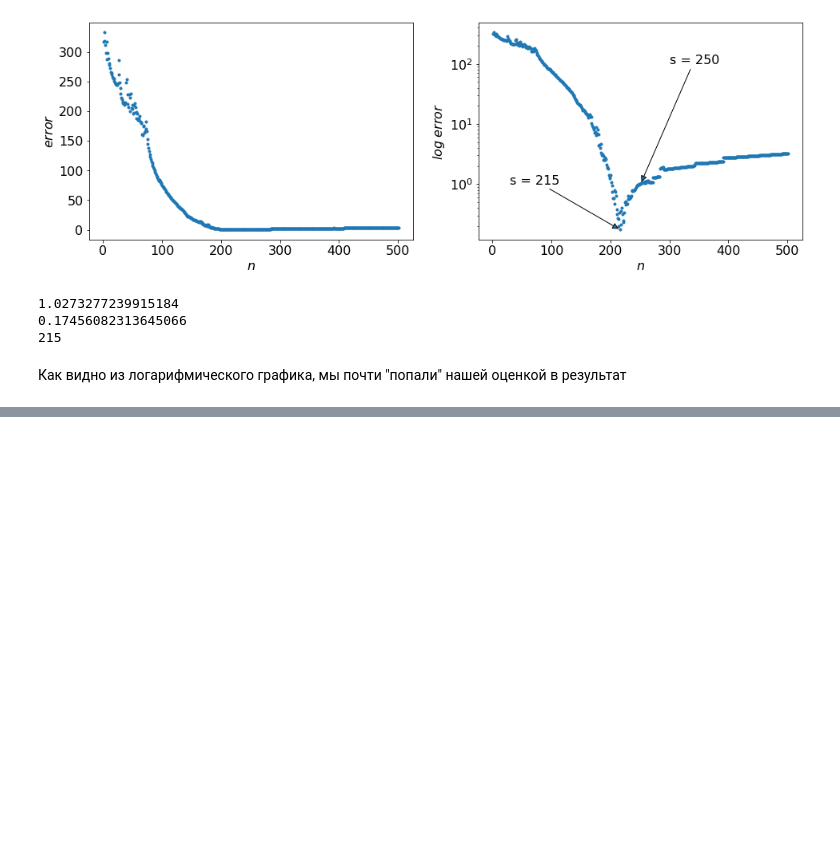
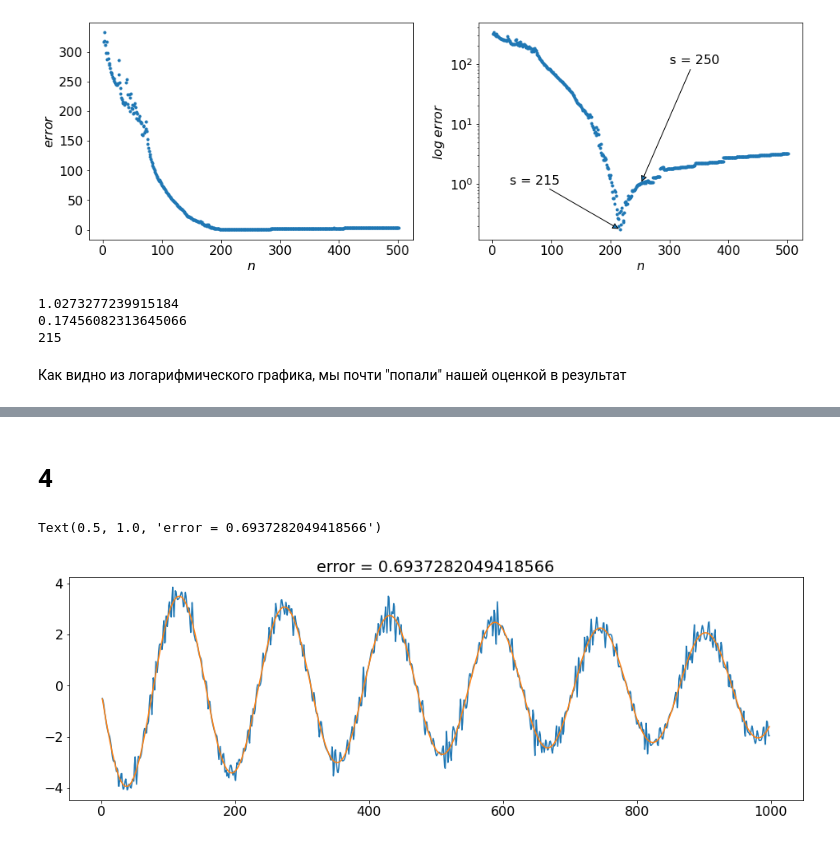
Before and after one commit to qerve/vych, a Jupyter notebook: problem2.ipynb, the cells around one changed output, grey strips where cells are left out. Saved outputs shown, nothing was run; the diff lists cells and outputs as text; code cells hidden in the pictures; blank space fills up the shorter version.

```diff
--- a/problem2.ipynb
+++ b/problem2.ipynb
@@ -130,0 +139,15 @@ print(list(errs).index(0.17456082313645066))
+# %% [markdown]
+# 4
+# %%
+def diff8(t, p, h=1):
+    return t[2*h:-2*h], ((np.roll(p, 2*h) - np.roll(p, -2*h) + 8*(np.roll(p, -h) - np.roll(p, h))) / (6*(np.roll(t, -h) - np.roll(t, h))))[2*h:-2*h]
+# %%
+plt.figure(figsize=(16, 5))
+Usmooth215 = UnivariateSpline(t, u, s=215)
+tt, dU = diff8(t, Usmooth(t), h=1)
+plt.plot(tt, dU)
+plt.plot(tt, uprime[2:-2], label="$u'(t)$")
+plt.title('error = ' + str(np.abs((np.abs(uprime[2:-2] - dU)/uprime[2:-2]).mean())))
+# %% [output]
+Text(0.5, 1.0, 'error = 0.6937282049418566')
+[figure, added]
```
Also changed, not shown: parts of 6 cells of this notebook, 2 other files.
